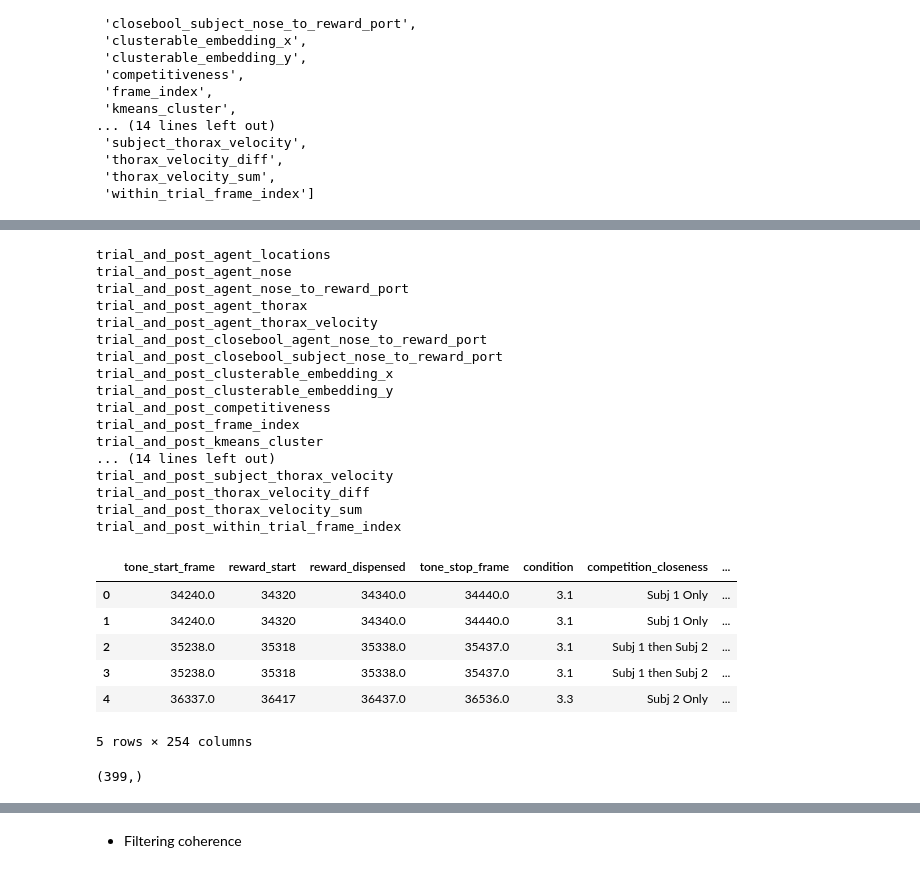
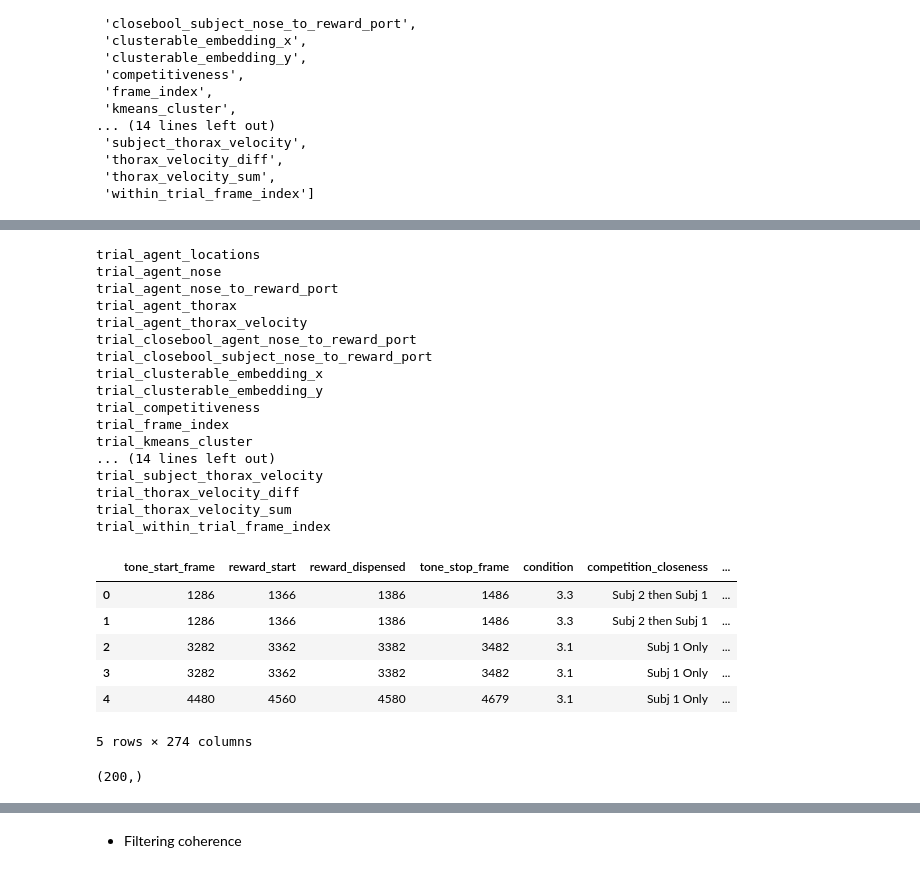
Before and after one commit to padillacoreanolab/reward_comp_ext, a Jupyter notebook: results/2024_06_16_spectral_preprocessing/10_rce3_add_trial_labels_long_comp.ipynb, the cells around one changed output, grey strips where cells are left out. Drawn from its saved outputs; the diff is of its cells as text; code cells hidden in the pictures.

Commit message:
nb: trial and cluster label combined

```diff
--- a/results/2024_06_16_spectral_preprocessing/10_rce3_add_trial_labels_long_comp.ipynb
+++ b/results/2024_06_16_spectral_preprocessing/10_rce3_add_trial_labels_long_comp.ipynb
@@ -407,7 +429,5 @@ Name: video_frame, dtype: object
 # %%
-# sleap_columns = [col for col in TRIALS_AND_SPECTRAL_DF.columns if "locations" in col or "velocity" in col or "to_reward_port" in col or "video_frame" in col]
+sleap_columns = [col for col in TRIALS_AND_SPECTRAL_DF.columns if ("thorax" in col or "nose" in col or "standard_embedding" in col or "cluster" in col or "frame_index" in col or "locations" in col or "tailbase" in col or "competitiveness" in col) and "timestamp" not in col and "dict" not in col]
-# %%
-sleap_columns = [col for col in TRIALS_AND_SPECTRAL_DF.columns if ("thorax" in col or "nose" in col or "standard_embedding" in col or "cluster" in col or "frame_index" in col or "locations" in col or "tailbase" in col or "competitiveness" in col) and "timestamp" not in col]
 # %%
 sleap_columns
 # %% [output]
@@ -453 +488,3 @@ within_trial_frame_index
+# %%
+TRIALS_AND_SPECTRAL_DF["cluster_timestamp"] = TRIALS_AND_SPECTRAL_DF.apply(lambda x: x["video_timestamps"][x["frame_index"]] if isinstance(x["frame_index"], np.ndarray) else np.nan, axis=1)
 # %%
@@ -473,43 +549,43 @@ Name: tone_start_timestamp, Length: 288, dtype: int64
 # %%
 for col in sorted(sleap_columns):
-    updated_item_col = "trial_and_post_{}".format(col)
+    updated_item_col = "trial_{}".format(col)
     print(updated_item_col)
-    updated_timestamp_col = "trial_and_post_video_timestamps"
-    TRIALS_AND_SPECTRAL_DF[updated_item_col] = TRIALS_AND_SPECTRAL_DF.apply(lambda x: utilities.helper.filter_by_timestamp_range(start=x["tone_start_timestamp"], stop=x["post_trial_end_timestamp"], timestamps=x["cluster_timestamp"], items=x[col])[1], axis=1)
+    updated_timestamp_col = "trial_video_timestamps"
+    TRIALS_AND_SPECTRAL_DF[updated_item_col] = TRIALS_AND_SPECTRAL_DF.apply(lambda x: utilities.helper.filter_by_timestamp_range(start=x["tone_start_timestamp"], stop=x["tone_stop_timestamp"], timestamps=x["cluster_timestamp"], items=x[col])[1] if isinstance(x["cluster_timestamp"], np.ndarray) else np.nan, axis=1)
 
-TRIALS_AND_SPECTRAL_DF[updated_timestamp_col] = TRIALS_AND_SPECTRAL_DF.apply(lambda x: utilities.helper.filter_by_timestamp_range(start=x["tone_start_timestamp"], stop=x["post_trial_end_timestamp"], timestamps=x["cluster_timestamp"], items=x[col])[0], axis=1)
+TRIALS_AND_SPECTRAL_DF[updated_timestamp_col] = TRIALS_AND_SPECTRAL_DF.apply(lambda x: utilities.helper.filter_by_timestamp_range(start=x["tone_start_timestamp"], stop=x["tone_stop_timestamp"], timestamps=x["cluster_timestamp"], items=x[col])[0] if isinstance(x["cluster_timestamp"], np.ndarray) else np.nan, axis=1)
 # %% [output]
-trial_and_post_agent_locations
-trial_and_post_agent_nose
-trial_and_post_agent_nose_to_reward_port
-trial_and_post_agent_thorax
-trial_and_post_agent_thorax_velocity
-trial_and_post_closebool_agent_nose_to_reward_port
-trial_and_post_closebool_subject_nose_to_reward_port
-trial_and_post_clusterable_embedding_x
-trial_and_post_clusterable_embedding_y
-trial_and_post_competitiveness
-trial_and_post_frame_index
-trial_and_post_kmeans_cluster
+trial_agent_locations
+trial_agent_nose
+trial_agent_nose_to_reward_port
+trial_agent_thorax
+trial_agent_thorax_velocity
+trial_closebool_agent_nose_to_reward_port
+trial_closebool_subject_nose_to_reward_port
+trial_clusterable_embedding_x
+trial_clusterable_embedding_y
+trial_competitiveness
+trial_frame_index
+trial_kmeans_cluster
 ... (14 lines left out)
-trial_and_post_subject_thorax_velocity
-trial_and_post_thorax_velocity_diff
-trial_and_post_thorax_velocity_sum
-trial_and_post_within_trial_frame_index
+trial_subject_thorax_velocity
+trial_thorax_velocity_diff
+trial_thorax_velocity_sum
+trial_within_trial_frame_index
 # %%
-TRIALS_AND_SPECTRAL_DF.head()
+TRIALS_AND_SPECTRAL_DF[TRIALS_AND_SPECTRAL_DF["condition"] != "rewarded"].head()
 # %% [output]
 |  | tone_start_frame | reward_start | reward_dispensed | tone_stop_frame | condition | competition_closeness | ... |
-| 0 | 34240.0 | 34320 | 34340.0 | 34440.0 | 3.1 | Subj 1 Only | ... |
-| 1 | 34240.0 | 34320 | 34340.0 | 34440.0 | 3.1 | Subj 1 Only | ... |
-| 2 | 35238.0 | 35318 | 35338.0 | 35437.0 | 3.1 | Subj 1 then Subj 2 | ... |
-| 3 | 35238.0 | 35318 | 35338.0 | 35437.0 | 3.1 | Subj 1 then Subj 2 | ... |
-| 4 | 36337.0 | 36417 | 36437.0 | 36536.0 | 3.3 | Subj 2 Only | ... |
+| 0 | 1286 | 1366 | 1386 | 1486 | 3.3 | Subj 2 then Subj 1 | ... |
+| 1 | 1286 | 1366 | 1386 | 1486 | 3.3 | Subj 2 then Subj 1 | ... |
+| 2 | 3282 | 3362 | 3382 | 3482 | 3.1 | Subj 1 Only | ... |
+| 3 | 3282 | 3362 | 3382 | 3482 | 3.1 | Subj 1 Only | ... |
+| 4 | 4480 | 4560 | 4580 | 4679 | 3.1 | Subj 1 Only | ... |
-5 rows × 254 columns
+5 rows × 274 columns
 # %%
-TRIALS_AND_SPECTRAL_DF["trial_and_post_frame_index"].iloc[0].shape
+TRIALS_AND_SPECTRAL_DF[TRIALS_AND_SPECTRAL_DF["condition"] != "rewarded"]["trial_frame_index"].iloc[0].shape
 # %% [output]
-(399,)
+(200,)
 # %%
 TRIALS_AND_SPECTRAL_DF = TRIALS_AND_SPECTRAL_DF.drop(columns=sleap_columns + ["cluster_timestamp"], errors="ignore")
 # %%
```
Also changed, not shown: parts of 71 cells of this notebook.
